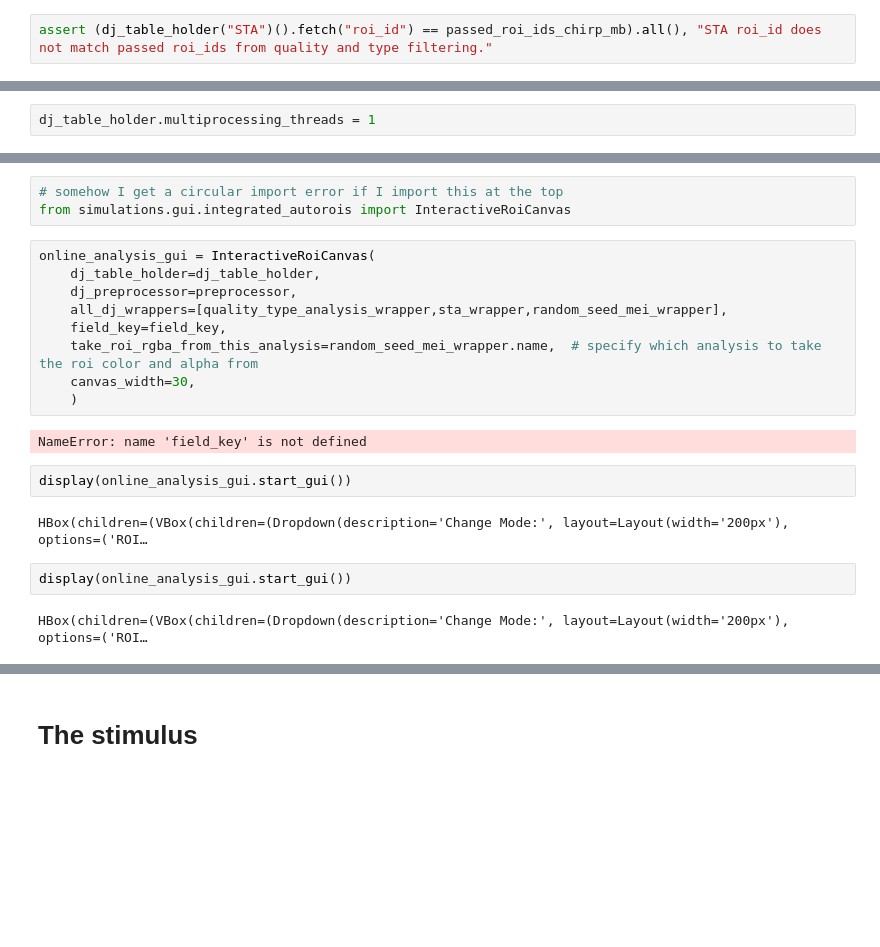
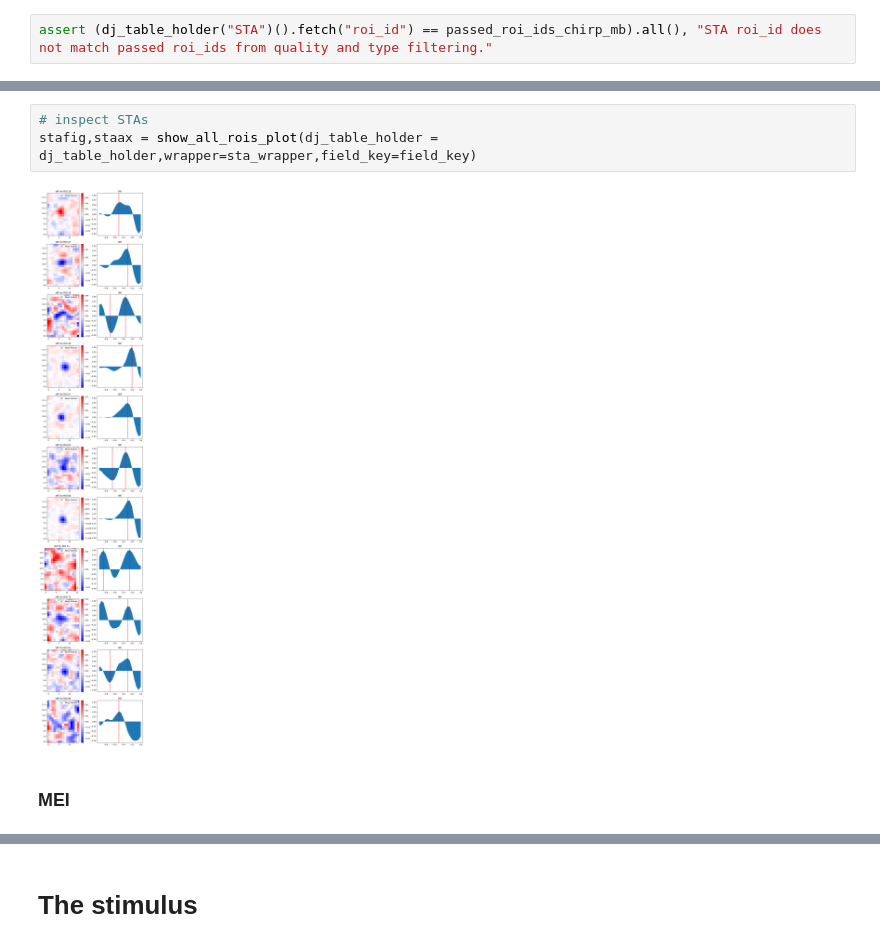
Before and after one commit to SamuelSuhai/model_in_the_loop, a Jupyter notebook: notebooks/gui/online_analysis_visualization.ipynb, the cells around one changed output, grey strips where cells are left out. Saved outputs shown, nothing was run; the diff lists cells and outputs as text; blank space fills up the shorter version.

```diff
--- a/notebooks/gui/online_analysis_visualization.ipynb
+++ b/notebooks/gui/online_analysis_visualization.ipynb
@@ -267,2 +234,0 @@ ROIs passed STA filtering: [15, 27, 30, 36, 42, 45, 63, 66, 69, 78, 81, 90, 93]
-# %%
-dj_table_holder.multiprocessing_threads = 1
@@ -422,22 +235,7 @@ Total: 32
-# %%
-# somehow I get a circular import error if I import this at the top
-from simulations.gui.integrated_autorois import InteractiveRoiCanvas
-# %%
-online_analysis_gui = InteractiveRoiCanvas(
-    dj_table_holder=dj_table_holder,
-    dj_preprocessor=preprocessor,
-    all_dj_wrappers=[quality_type_analysis_wrapper,sta_wrapper,random_seed_mei_wrapper],
-    field_key=field_key,
-    take_roi_rgba_from_this_analysis=random_seed_mei_wrapper.name,  # specify which analysis to take the roi color and alpha from
-    canvas_width=30,
-    )
-# %% [output]
-NameError: name 'field_key' is not defined
-# %%
-display(online_analysis_gui.start_gui())
-# %% [output]
-HBox(children=(VBox(children=(Dropdown(description='Change Mode:', layout=Layout(width='200px'), options=('ROI…
-# %%
-display(online_analysis_gui.start_gui())
-# %% [output]
-HBox(children=(VBox(children=(Dropdown(description='Change Mode:', layout=Layout(width='200px'), options=('ROI…
+# %%
+# inspect STAs
+stafig,staax = show_all_rois_plot(dj_table_holder = dj_table_holder,wrapper=sta_wrapper,field_key=field_key)
+# %% [output]
+[figure, added]
+# %% [markdown]
+### MEI
```
Also changed, not shown: parts of 53 cells of this notebook, 7 other files.
